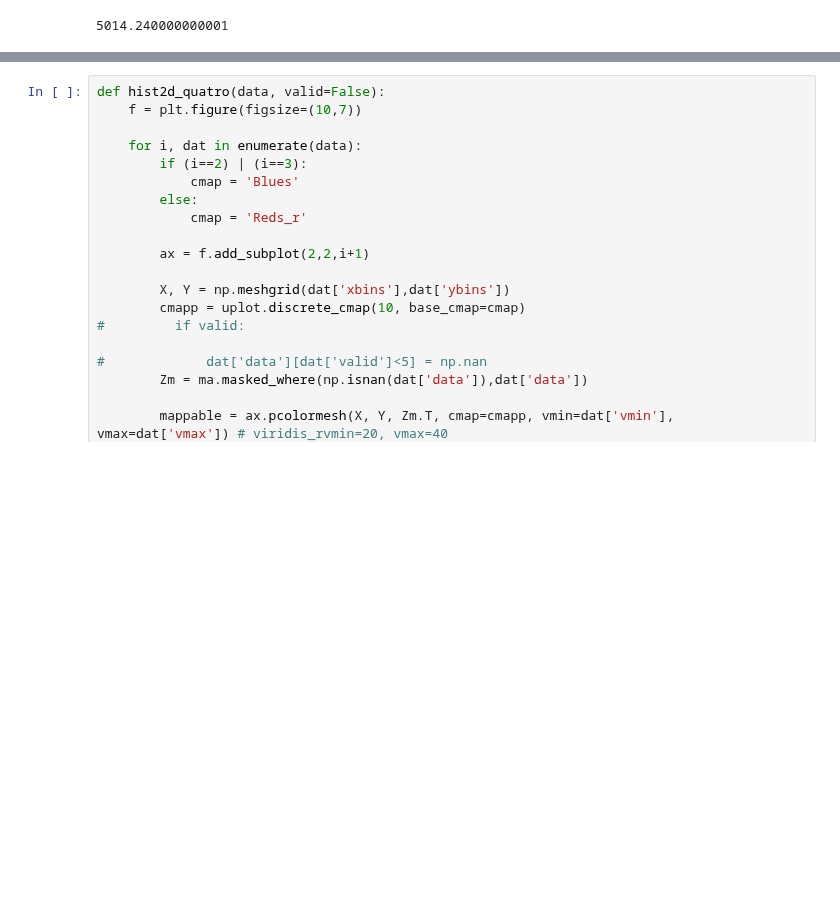
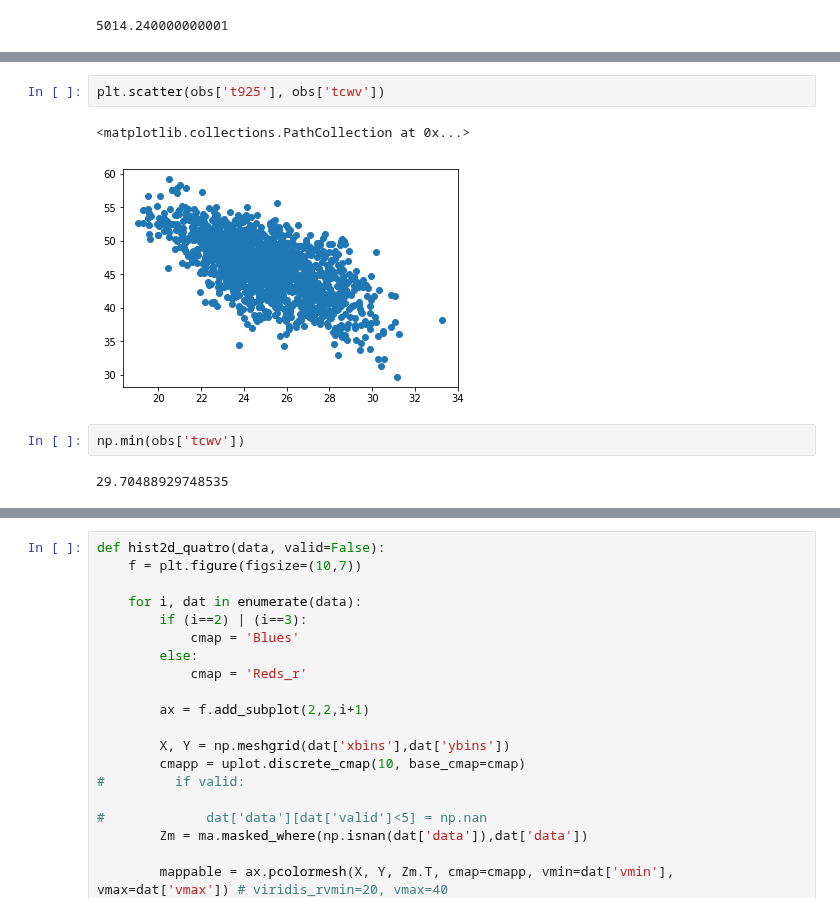
Before and after one commit to cornkle/proj_CEH, a Jupyter notebook: notebooks/CLOVER_scatter_fig3_mergedmonth-OBSONLY-WITHMODEL_SAHEL-sameAxes-50TCWV-MONTHLY_driverPercentiles.ipynb, the cells around one changed output, grey strips where cells are left out. Drawn from its saved outputs; the diff is of its cells as text; blank space fills up the shorter version.

```diff
--- a/notebooks/CLOVER_scatter_fig3_mergedmonth-OBSONLY-WITHMODEL_SAHEL-sameAxes-50TCWV-MONTHLY_driverPercentiles.ipynb
+++ b/notebooks/CLOVER_scatter_fig3_mergedmonth-OBSONLY-WITHMODEL_SAHEL-sameAxes-50TCWV-MONTHLY_driverPercentiles.ipynb
@@ -381,0 +382,9 @@ len(cp4f)
+# %%
+plt.scatter(obs['t925'], obs['tcwv'])
+# %% [output]
+<matplotlib.collections.PathCollection at 0x...>
+[figure, added]
+# %%
+np.min(obs['tcwv'])
+# %% [output]
+29.70488929748535
```
Also changed, not shown: parts of 27 cells of this notebook, 8 other files.
